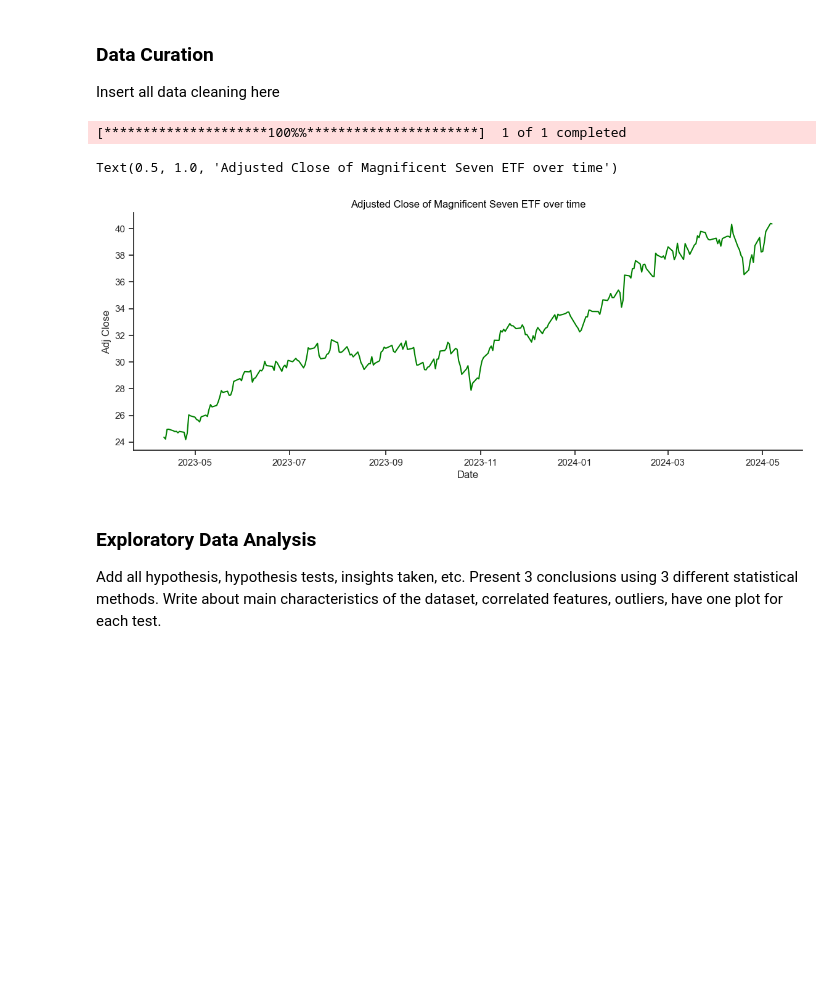
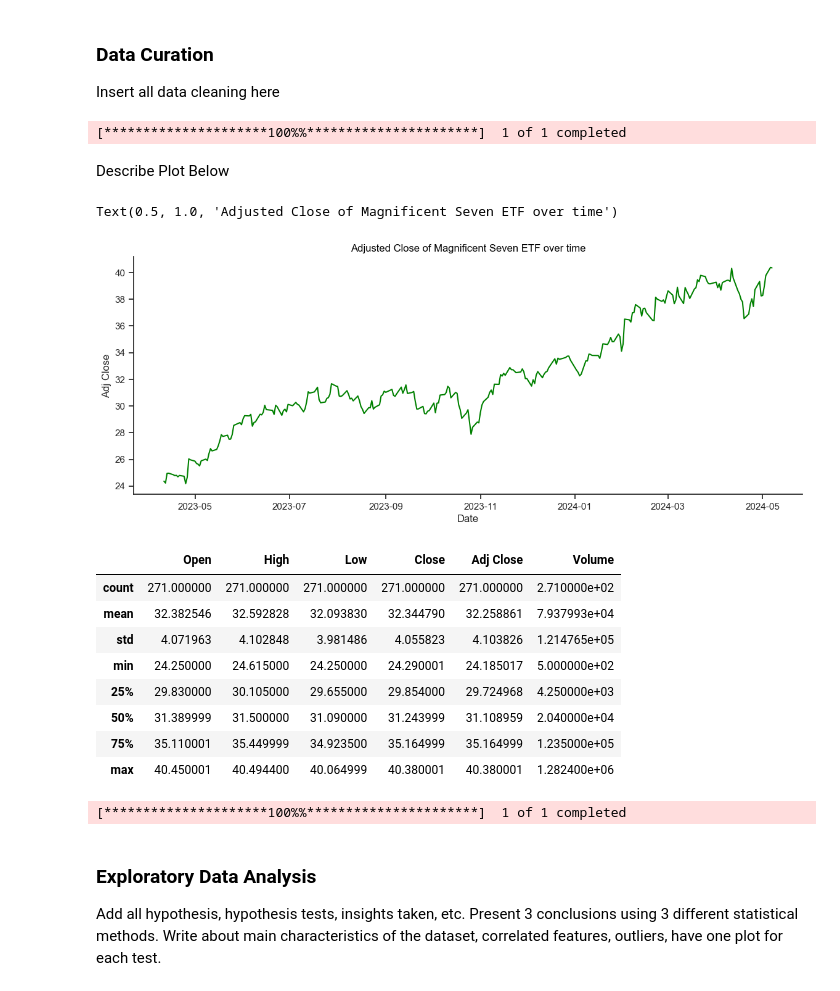
Before and after one commit to dhruv-dewan/Magnificent-7-Stock-Analysis-and-LSTM-Prediction, a Jupyter notebook: CMSC320_Final_Project.ipynb, the cells around one changed output. Drawn from its saved outputs; the diff is of its cells as text; code cells hidden in the pictures; blank space fills up the shorter version.

```diff
--- a/CMSC320_Final_Project.ipynb
+++ b/CMSC320_Final_Project.ipynb
@@ -25,18 +25,37 @@ import plotly.graph_objects as go
 ### Data Curation
 
 Insert all data cleaning here
+# %%
+mag7_data = yf.download('MAGS')
+# %% [output]
+[*********************100%%**********************]  1 of 1 completed
+# %% [markdown]
+Describe Plot Below
 # %%
-mag7_data = yf.download('MAGS')
-
 plt.figure(figsize=(14,5))
 sns.set_style("ticks")
 sns.lineplot(data=mag7_data, x="Date", y='Adj Close', color='green')
 sns.despine()
 plt.title("Adjusted Close of Magnificent Seven ETF over time", size='medium', color='black')
 # %% [output]
-[*********************100%%**********************]  1 of 1 completed
+Text(0.5, 1.0, 'Adjusted Close of Magnificent Seven ETF over time')
-Text(0.5, 1.0, 'Adjusted Close of Magnificent Seven ETF over time')
 [figure]
+# %%
+mag7_data.describe()
+# %% [output]
+|  | Open | High | Low | Close | Adj Close | Volume |
+| count | 271.000000 | 271.000000 | 271.000000 | 271.000000 | 271.000000 | 2.710000e+02 |
+| mean | 32.382546 | 32.592828 | 32.093830 | 32.344790 | 32.258861 | 7.937993e+04 |
+| std | 4.071963 | 4.102848 | 3.981486 | 4.055823 | 4.103826 | 1.214765e+05 |
+| min | 24.250000 | 24.615000 | 24.250000 | 24.290001 | 24.185017 | 5.000000e+02 |
+| 25% | 29.830000 | 30.105000 | 29.655000 | 29.854000 | 29.724968 | 4.250000e+03 |
+| 50% | 31.389999 | 31.500000 | 31.090000 | 31.243999 | 31.108959 | 2.040000e+04 |
+| 75% | 35.110001 | 35.449999 | 34.923500 | 35.164999 | 35.164999 | 1.235000e+05 |
+| max | 40.450001 | 40.494400 | 40.064999 | 40.380001 | 40.380001 | 1.282400e+06 |
+# %%
+tsm_data = yf.download('TSM')
+# %% [output]
+[*********************100%%**********************]  1 of 1 completed
 # %% [markdown]
 ### Exploratory Data Analysis
 
```
